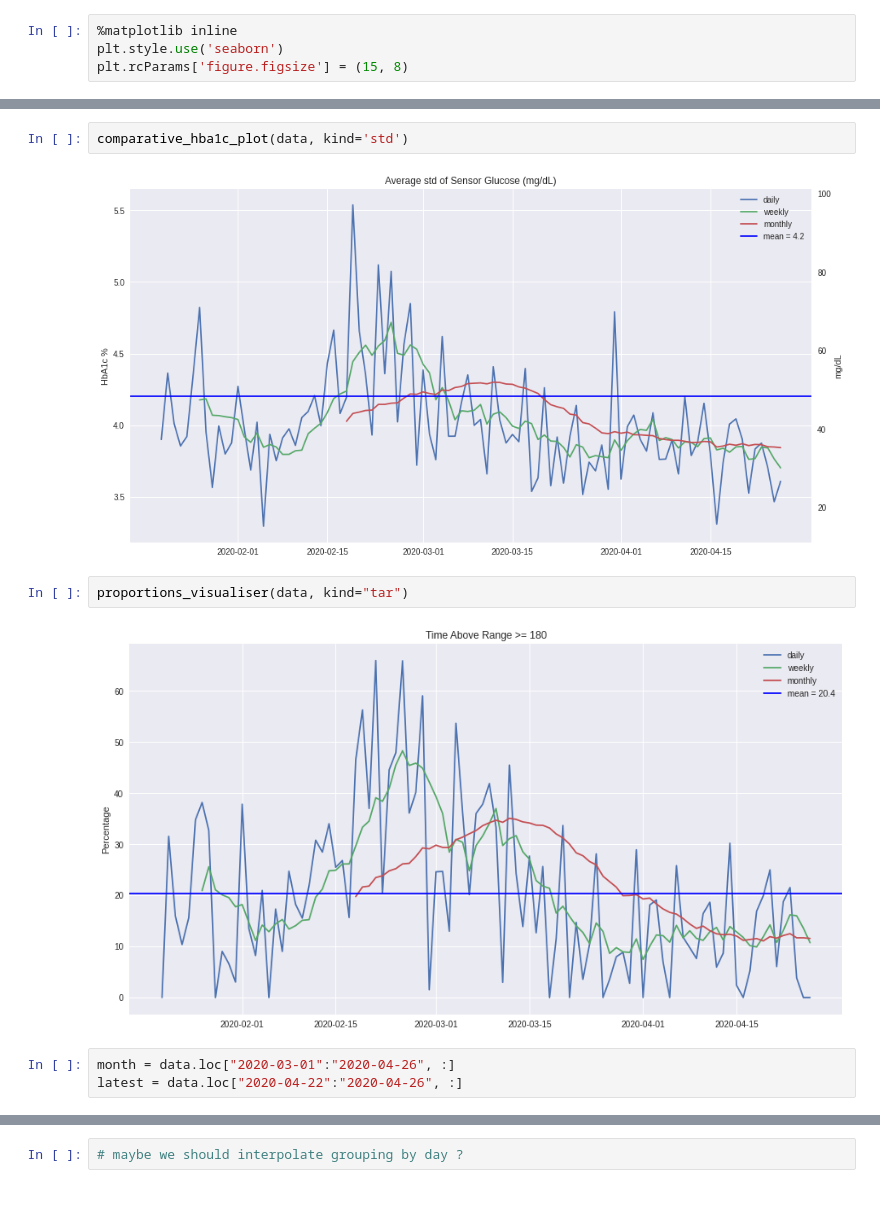
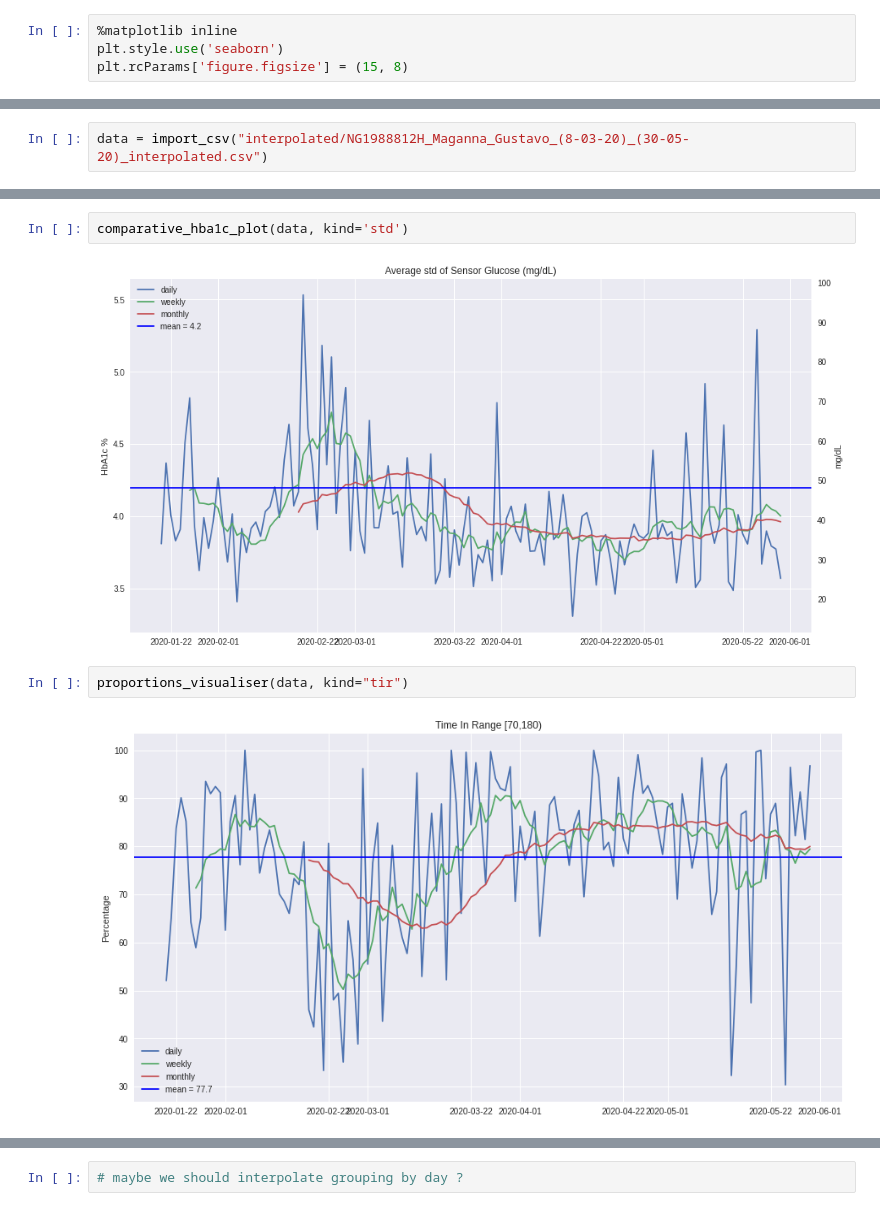
Before and after one commit to gmagannaDevelop/Diabetes-Analysis, a Jupyter notebook: Trend_Descriptive.ipynb, the cells around one changed output, grey strips where cells are left out. Drawn from its saved outputs; the diff is of its cells as text.

```diff
--- a/Trend_Descriptive.ipynb
+++ b/Trend_Descriptive.ipynb
@@ -203,0 +198,2 @@ b
+# %%
+data = import_csv("interpolated/NG1988812H_Maganna_Gustavo_(8-03-20)_(30-05-20)_interpolated.csv")
@@ -218,11 +218,8 @@ comparative_hba1c_plot(data, kind="mean")
 # %%
 comparative_hba1c_plot(data, kind='std')
 # %% [output]
-[figure, old version]
+[figure, new version]
 # %%
-proportions_visualiser(data, kind="tar")
+proportions_visualiser(data, kind="tir")
 # %% [output]
-[figure, old version]
+[figure, new version]
-# %%
-month = data.loc["2020-03-01":"2020-04-26", :]
-latest = data.loc["2020-04-22":"2020-04-26", :]
```
Also changed, not shown: parts of 22 cells of this notebook, 3 other files.
